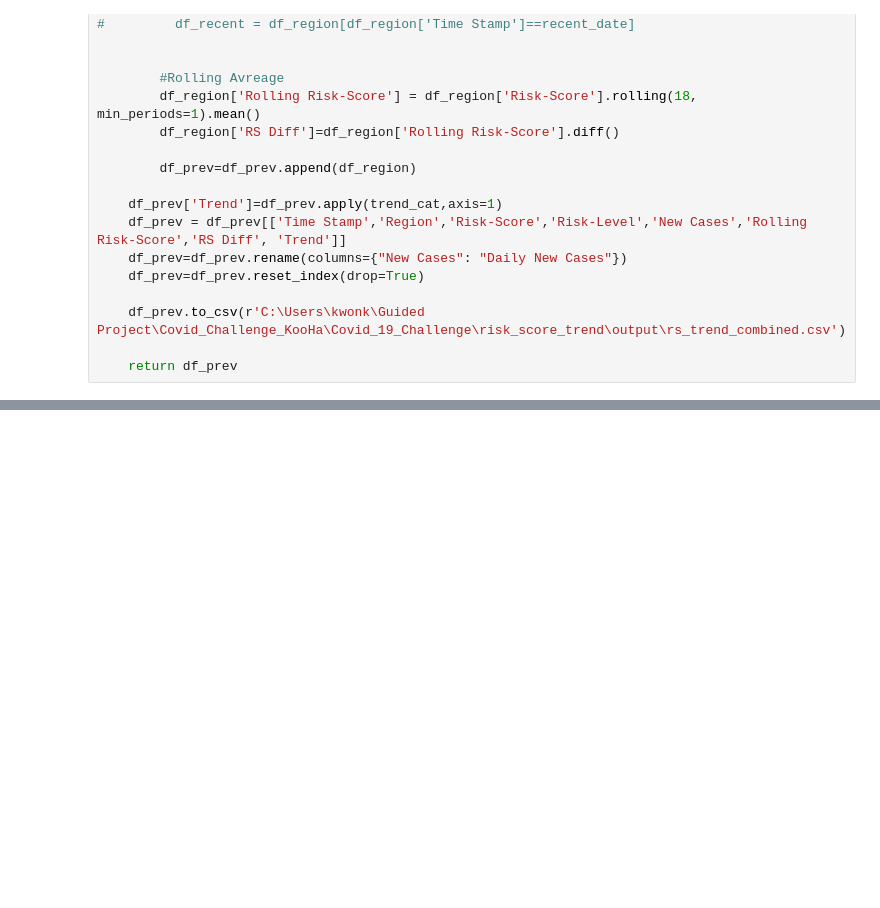
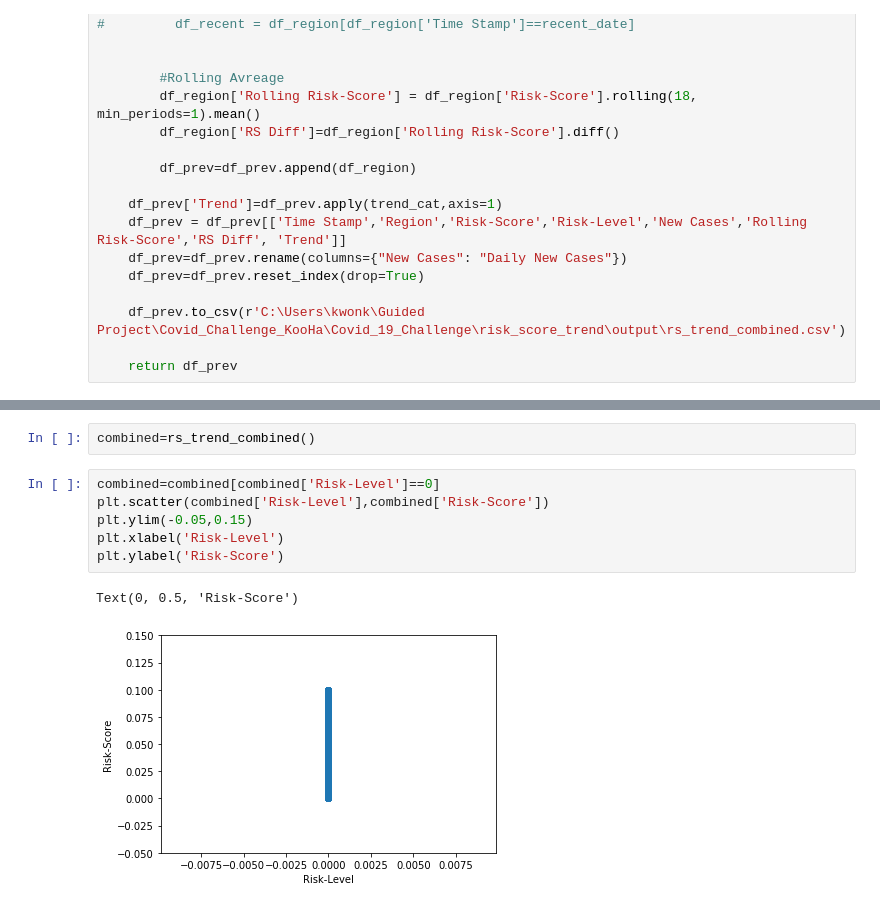
Before and after one commit to kwonkh0424/Covid_19_Challenge, a Jupyter notebook: risk_score_trend/software/Covid-19 Risk Score Trend - Updated.ipynb, the cells around one changed output, grey strips where cells are left out. Cells and saved outputs as stored; diff of their text form; blank space fills up the shorter version.

```diff
--- a/risk_score_trend/software/Covid-19 Risk Score Trend - Updated.ipynb
+++ b/risk_score_trend/software/Covid-19 Risk Score Trend - Updated.ipynb
@@ -726,0 +711,11 @@ The current median Risk-Score across LA county is 0.015572
+# %%
+combined=rs_trend_combined()
+# %%
+combined=combined[combined['Risk-Level']==0]
+plt.scatter(combined['Risk-Level'],combined['Risk-Score'])
+plt.ylim(-0.05,0.15)
+plt.xlabel('Risk-Level')
+plt.ylabel('Risk-Score')
+# %% [output]
+Text(0, 0.5, 'Risk-Score')
+[figure, added]
```
Also changed, not shown: parts of 16 cells of this notebook, 5 other files.
